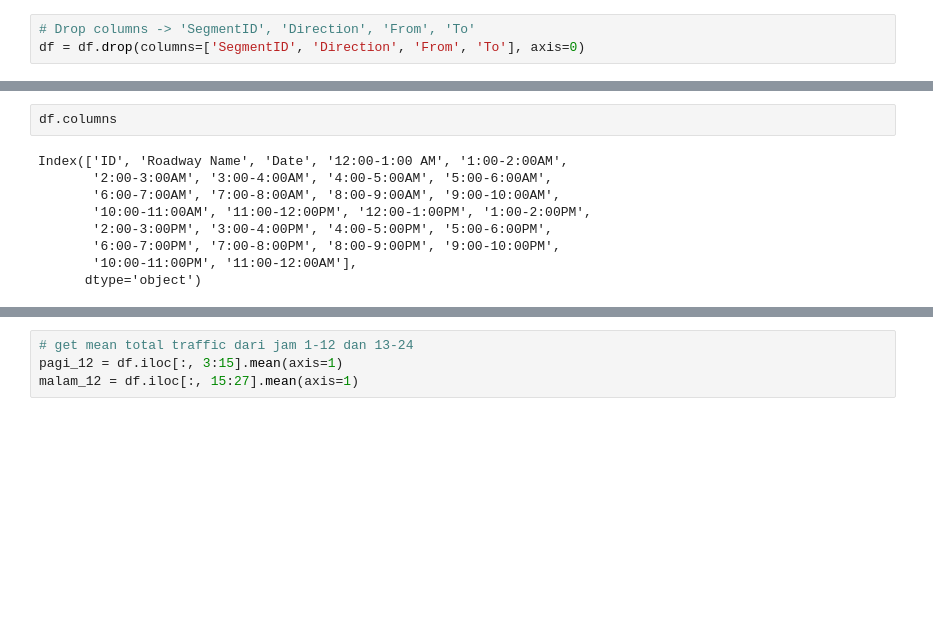
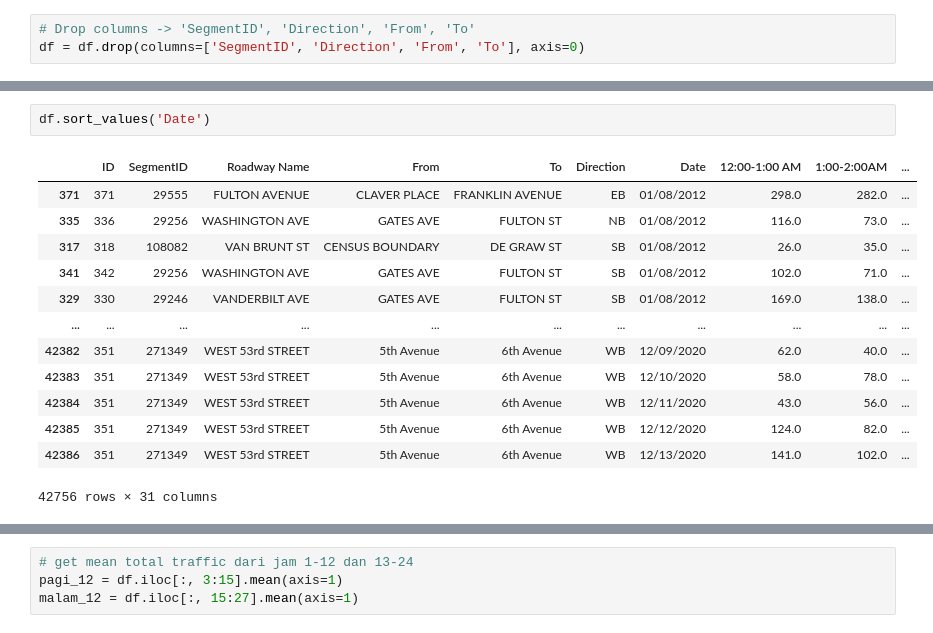
Before and after one commit to saymenth/BigData_project, a Jupyter notebook: traffic-casuality.ipynb, the cells around one changed output, grey strips where cells are left out. Saved outputs shown, nothing was run; the diff lists cells and outputs as text; blank space fills up the shorter version.

```diff
--- a/traffic-casuality.ipynb
+++ b/traffic-casuality.ipynb
@@ -124,11 +124,16 @@ df.head()
-# %%
-df.columns
-# %% [output]
-Index(['ID', 'Roadway Name', 'Date', '12:00-1:00 AM', '1:00-2:00AM',
-       '2:00-3:00AM', '3:00-4:00AM', '4:00-5:00AM', '5:00-6:00AM',
-       '6:00-7:00AM', '7:00-8:00AM', '8:00-9:00AM', '9:00-10:00AM',
-       '10:00-11:00AM', '11:00-12:00PM', '12:00-1:00PM', '1:00-2:00PM',
-       '2:00-3:00PM', '3:00-4:00PM', '4:00-5:00PM', '5:00-6:00PM',
-       '6:00-7:00PM', '7:00-8:00PM', '8:00-9:00PM', '9:00-10:00PM',
-       '10:00-11:00PM', '11:00-12:00AM'],
-      dtype='object')
+# %%
+df.sort_values('Date')
+# %% [output]
+|  | ID | SegmentID | Roadway Name | From | To | Direction | Date | 12:00-1:00 AM | 1:00-2:00AM | ... |
+| 371 | 371 | 29555 | FULTON AVENUE | CLAVER PLACE | FRANKLIN AVENUE | EB | 01/08/2012 | 298.0 | 282.0 | ... |
+| 335 | 336 | 29256 | WASHINGTON AVE | GATES AVE | FULTON ST | NB | 01/08/2012 | 116.0 | 73.0 | ... |
+| 317 | 318 | 108082 | VAN BRUNT ST | CENSUS BOUNDARY | DE GRAW ST | SB | 01/08/2012 | 26.0 | 35.0 | ... |
+| 341 | 342 | 29256 | WASHINGTON AVE | GATES AVE | FULTON ST | SB | 01/08/2012 | 102.0 | 71.0 | ... |
+| 329 | 330 | 29246 | VANDERBILT AVE | GATES AVE | FULTON ST | SB | 01/08/2012 | 169.0 | 138.0 | ... |
+| ... | ... | ... | ... | ... | ... | ... | ... | ... | ... | ... |
+| 42382 | 351 | 271349 | WEST 53rd STREET | 5th Avenue | 6th Avenue | WB | 12/09/2020 | 62.0 | 40.0 | ... |
+| 42383 | 351 | 271349 | WEST 53rd STREET | 5th Avenue | 6th Avenue | WB | 12/10/2020 | 58.0 | 78.0 | ... |
+| 42384 | 351 | 271349 | WEST 53rd STREET | 5th Avenue | 6th Avenue | WB | 12/11/2020 | 43.0 | 56.0 | ... |
+| 42385 | 351 | 271349 | WEST 53rd STREET | 5th Avenue | 6th Avenue | WB | 12/12/2020 | 124.0 | 82.0 | ... |
+| 42386 | 351 | 271349 | WEST 53rd STREET | 5th Avenue | 6th Avenue | WB | 12/13/2020 | 141.0 | 102.0 | ... |
+42756 rows × 31 columns
```
Also changed, not shown: parts of 5 cells of this notebook.
